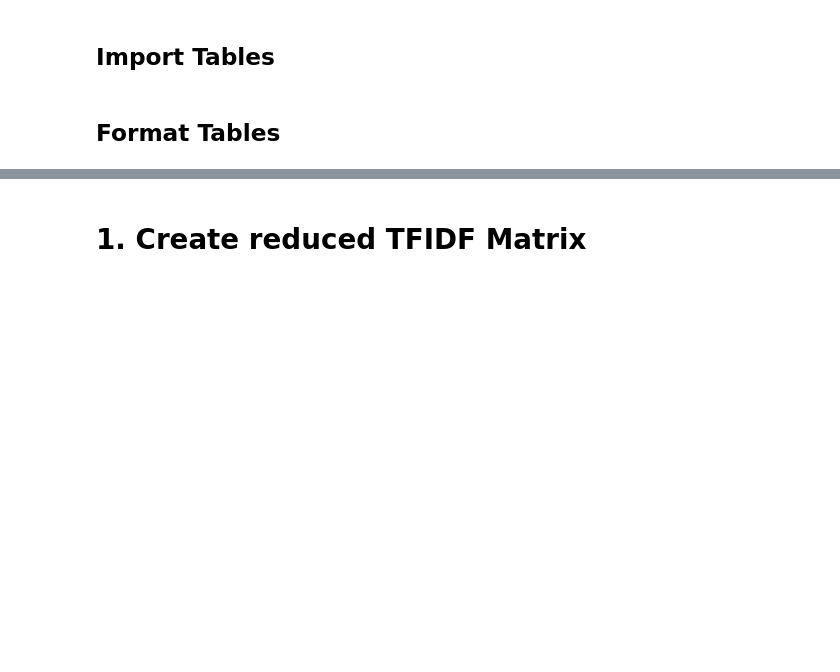
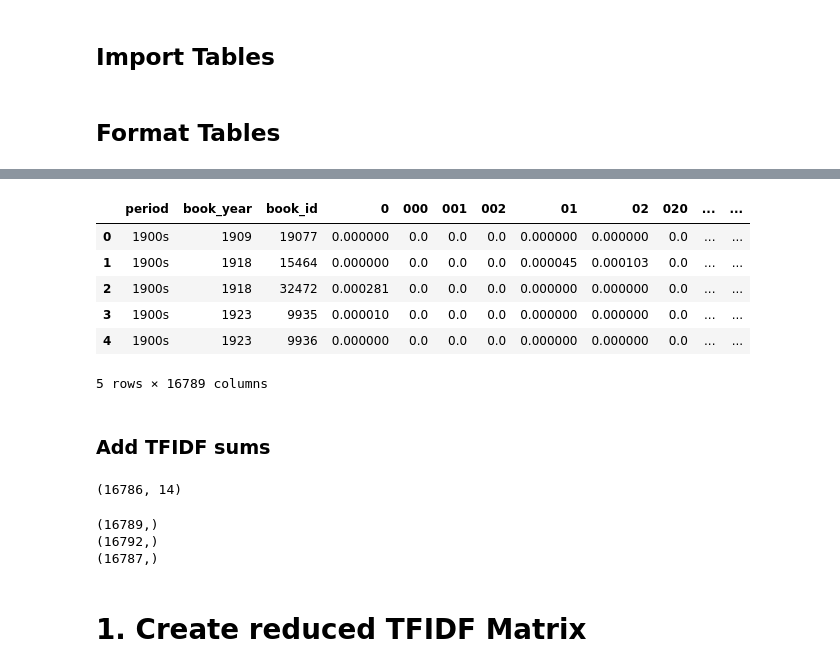
Before and after one commit to brigittehogan/Cookbook-Analytics, a Jupyter notebook: PCA.ipynb, the cells around one changed output, grey strips where cells are left out. Drawn from its saved outputs; the diff is of its cells as text; code cells hidden in the pictures; blank space fills up the shorter version.

```diff
--- a/PCA.ipynb
+++ b/PCA.ipynb
@@ -201,0 +278,24 @@ TOKEN = TOKEN.rename(columns={"book": "book_id","chapter": "chap_num"}).set_inde
+# %%
+TFIDF_book.head()
+# %% [output]
+|  | period | book_year | book_id | 0 | 000 | 001 | 002 | 01 | 02 | 020 | ... | ... |
+| 0 | 1900s | 1909 | 19077 | 0.000000 | 0.0 | 0.0 | 0.0 | 0.000000 | 0.000000 | 0.0 | ... | ... |
+| 1 | 1900s | 1918 | 15464 | 0.000000 | 0.0 | 0.0 | 0.0 | 0.000045 | 0.000103 | 0.0 | ... | ... |
+| 2 | 1900s | 1918 | 32472 | 0.000281 | 0.0 | 0.0 | 0.0 | 0.000000 | 0.000000 | 0.0 | ... | ... |
+| 3 | 1900s | 1923 | 9935 | 0.000010 | 0.0 | 0.0 | 0.0 | 0.000000 | 0.000000 | 0.0 | ... | ... |
+| 4 | 1900s | 1923 | 9936 | 0.000000 | 0.0 | 0.0 | 0.0 | 0.000000 | 0.000000 | 0.0 | ... | ... |
+5 rows × 16789 columns
+# %% [markdown]
+### Add TFIDF sums
+# %%
+VOCAB.shape
+# %% [output]
+(16786, 14)
+# %%
+print(TFIDF_book.sum().shape)
+print(TFIDF_recp.sum().shape)
+print(TFIDF_time.sum().shape)
+# %% [output]
+(16789,)
+(16792,)
+(16787,)
```
Also changed, not shown: parts of 31 cells of this notebook.
